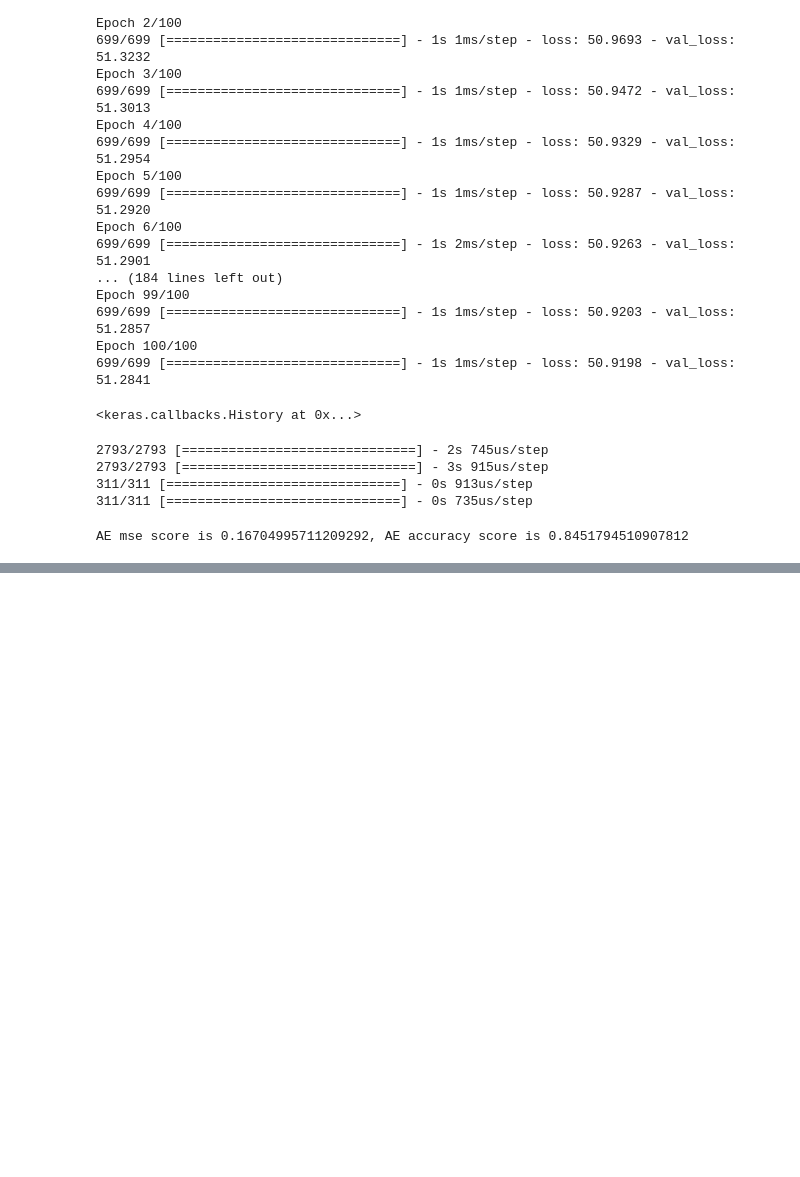
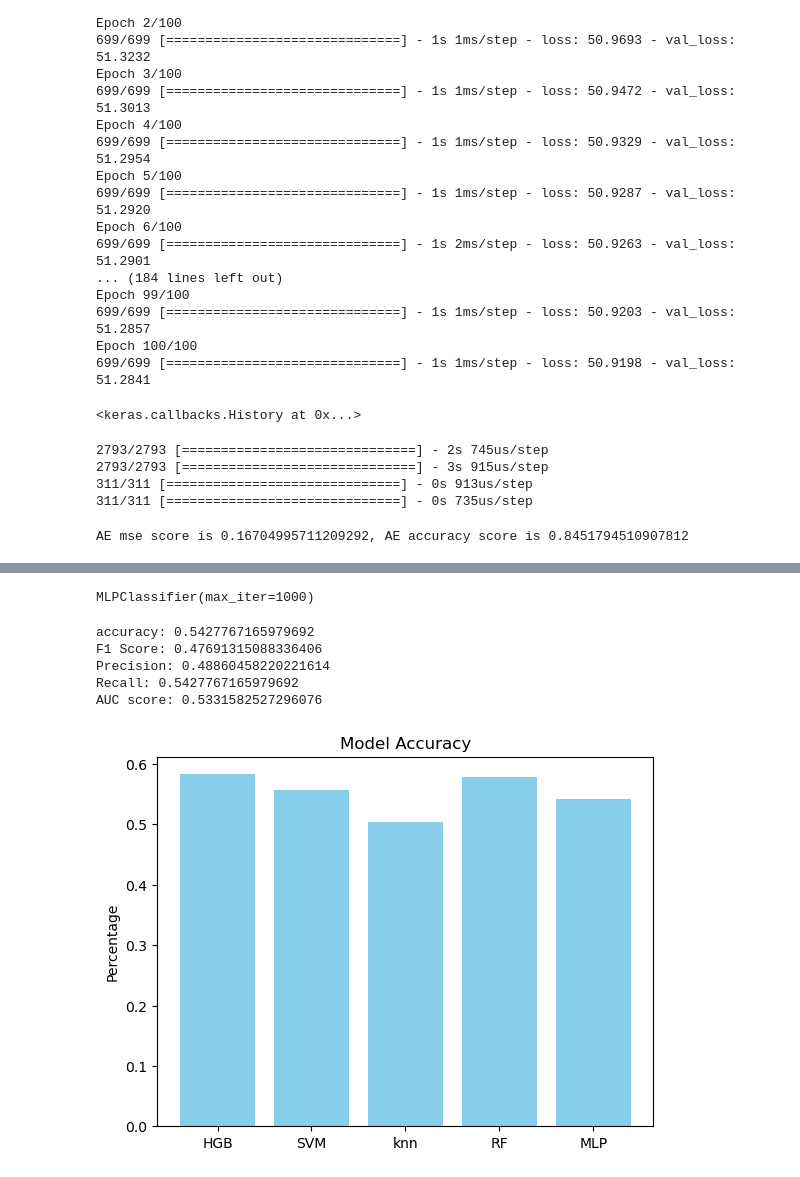
Before and after one commit to 535A59/BENG0019-group-E, a Jupyter notebook: diabets_prediction.ipynb, the cells around one changed output, grey strips where cells are left out. Drawn from its saved outputs; the diff is of its cells as text; code cells hidden in the pictures; blank space fills up the shorter version.

Commit message:
first version graph"

```diff
--- a/diabets_prediction.ipynb
+++ b/diabets_prediction.ipynb
@@ -1011,0 +983,15 @@ print(total)
+# %%
+y_pred = RF_classifier.predict(X_test)
+y_pred_prob = RF_classifier.predict_proba(X_test)
+
+RF_accuracy = accuracy_score(y_test,y_pred)
+RF_F1 = f1_score(y_test, y_pred,average = 'weighted' )
+RF_Precision = precision_score(y_test, y_pred,average = 'weighted')
+RF_Recall = recall_score(y_test, y_pred,average = 'weighted')
+RF_AUC = roc_auc_score(y_test, y_pred_prob, multi_class= "ovr")
+
+print("accuracy:", RF_accuracy)
+print("F1 Score:", RF_F1)
+print("Precision:", RF_Precision)
+print("Recall:", RF_Recall)
+print("AUC score:", RF_AUC)
@@ -1011,0 +1022,37 @@ print(total)
+# %%
+from sklearn.neural_network import MLPClassifier
+MLP = MLPClassifier(hidden_layer_sizes=(100,), max_iter=1000)
+MLP.fit(X, y)
+# %% [output]
+MLPClassifier(max_iter=1000)
+# %%
+y_pred = MLP.predict(X_test)
+y_pred_prob = MLP.predict_proba(X_test)
+
+MLP_accuracy = accuracy_score(y_test,y_pred)
+MLP_F1 = f1_score(y_test, y_pred,average = 'weighted' )
+MLP_Precision = precision_score(y_test, y_pred,average = 'weighted')
+MLP_Recall = recall_score(y_test, y_pred,average = 'weighted')
+MLP_AUC = roc_auc_score(y_test, y_pred_prob, multi_class= "ovr")
+
+print("accuracy:", MLP_accuracy)
+print("F1 Score:", MLP_F1)
+print("Precision:", MLP_Precision)
+print("Recall:", MLP_Recall)
+print("AUC score:", MLP_AUC)
+# %% [output]
+accuracy: 0.5427767165979692
+F1 Score: 0.47691315088336406
+Precision: 0.48860458220221614
+Recall: 0.5427767165979692
+AUC score: 0.5331582527296076
+# %%
+data = np.array([HGB_accuracy,SVM_accuracy,knn_accuracy,RF_accuracy,MLP_accuracy])
+model_names = ["HGB","SVM","knn","RF","MLP"]
+
+plt.bar(model_names, data, color='skyblue')
+plt.title('Model Accuracy')
+plt.ylabel('Percentage')
+plt.show()
+# %% [output]
+[figure, added]
```
Also changed, not shown: parts of 45 cells of this notebook.
